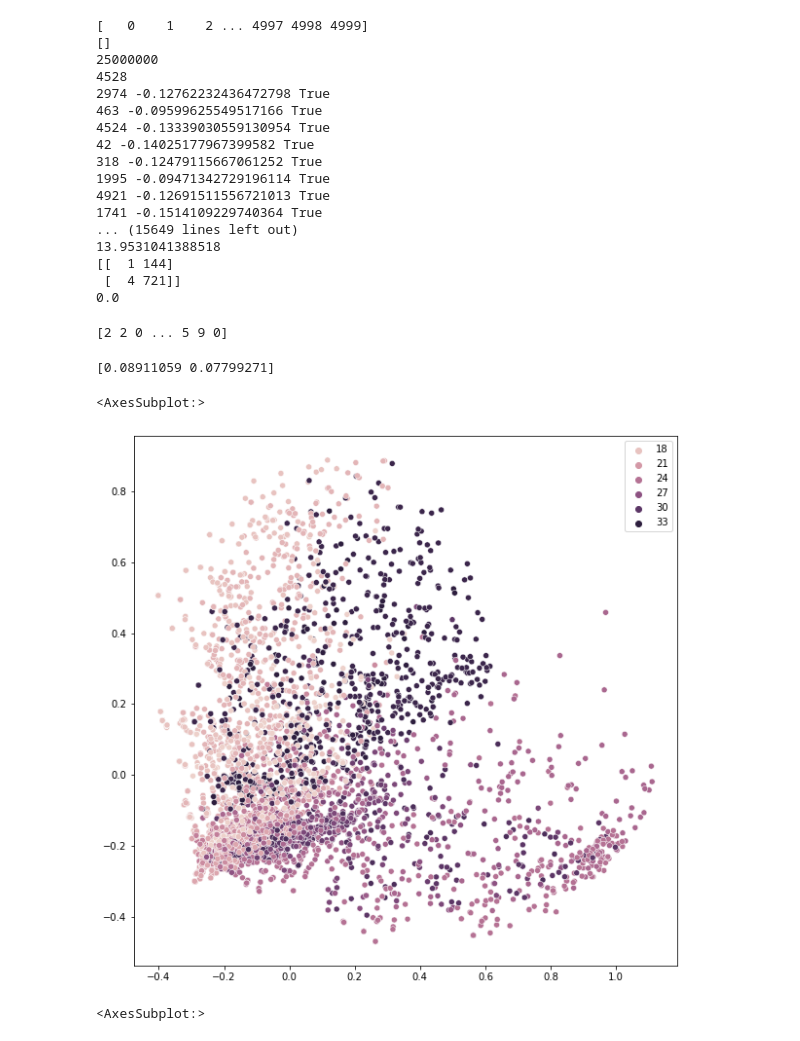
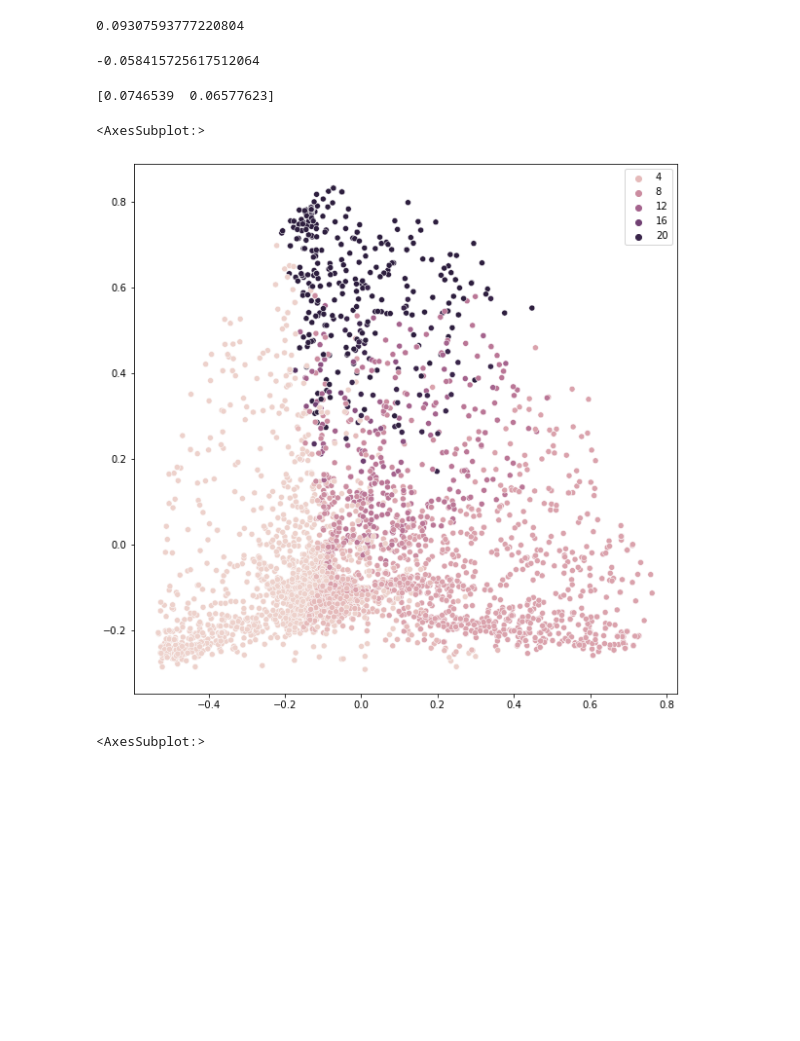
Before and after one commit to kixlab/SDS-Log-Analysis, a Jupyter notebook: n-gram.ipynb, the cells around one changed output. Cells and saved outputs as stored; diff of their text form; code cells hidden in the pictures; blank space fills up the shorter version.

Commit message:
working on hierarchical clustering

```diff
--- a/n-gram.ipynb
+++ b/n-gram.ipynb
@@ -283,0 +390,8 @@ def divide(vectors, clusters, distinguishing_features, cluster_id):
+# %%
+seq_dict = {}
+ngram_dict = {}
+concat_set_dict = {}
+clusters_dict = {}
+distinguishing_features_dict = {}
+vectors_dict = {}
+clusters_info_dict = {}
@@ -284,3 +423,8 @@ def divide(vectors, clusters, distinguishing_features, cluster_id):
+# %%
+score = silhouette_score(vectors, clusters, metric='cosine')
+print(score)
+# %% [output]
+0.09307593777220804
 # %%
 
 
@@ -294,53 +438,36 @@ for i in range(SAMPLE_SIZE):
   for j in range(i):
     distances[i, j] = compute_polar_distance(normalized_vectors[i], normalized_vectors[j]) #compute_distance(ngrams[i], ngrams[j], concatenated_set=concat_set)
     distances[j, i] = distances[i, j]
-# %%
-clusters,distinguishing_features = divisive_clustering(ngrams, concat_set, 16)
-# %% [output]
-[   0    1    2 ... 4997 4998 4999]
-[]
-25000000
-4528
-2974 -0.12762232436472798 True
-463 -0.09599625549517166 True
-4524 -0.13339030559130954 True
-42 -0.14025177967399582 True
-318 -0.12479115667061252 True
-1995 -0.09471342729196114 True
-4921 -0.12691511556721013 True
-1741 -0.1514109229740364 True
-... (15649 lines left out)
-13.9531041388518
-[[  1 144]
- [  4 721]]
-0.0
+# %%
+score = silhouette_score(vectors, clusters, metric='cosine')
+print(score)
+# %% [output]
+-0.058415725617512064
 # %%
 
 from sklearn.cluster import AgglomerativeClustering, KMeans
 from sklearn.decomposition import PCA
 
-cc = AgglomerativeClustering(n_clusters = 12, affinity = 'precomputed', compute_full_tree = True, linkage='average')
+# cc = AgglomerativeClustering(n_clusters = 12, affinity = 'precomputed', compute_full_tree = True, linkage='average')
 
-labels = cc.fit_predict(distances)
-print(labels)
+# labels = cc.fit_predict(distances)
+# print(labels)
+
+
+pca = PCA(n_components=2)
+normalized_vectors = normalize_vectors(vectors_dict[3])
+pca_result = np.ascontiguousarray(pca.fit_transform(normalized_vectors))
+
+print(pca.explained_variance_ratio_)
+
+
+plt.figure(figsize= (10, 10))
+
+sn.scatterplot(x = pca_result[:, 0], y = pca_result[:, 1], hue = clusters_dict[3])
 # %% [output]
-[2 2 0 ... 5 9 0]
+[0.0746539  0.06577623]
+<AxesSubplot:>
+[figure, added]
-# %%
-
-pca = PCA(n_components=2)
-
-pca_result = np.ascontiguousarray(pca.fit_transform(normalized_vectors))
-
-print(pca.explained_variance_ratio_)
-
-
-plt.figure(figsize= (10, 10))
-
-sn.scatterplot(x = pca_result[:, 0], y = pca_result[:, 1], hue = clusters)
-# %% [output]
-[0.08911059 0.07799271]
-<AxesSubplot:>
-[figure, removed]
 # %%
 from scipy.cluster.hierarchy import linkage, fclusterdata
 
```
Also changed, not shown: parts of 13 cells of this notebook, 17 other files.
